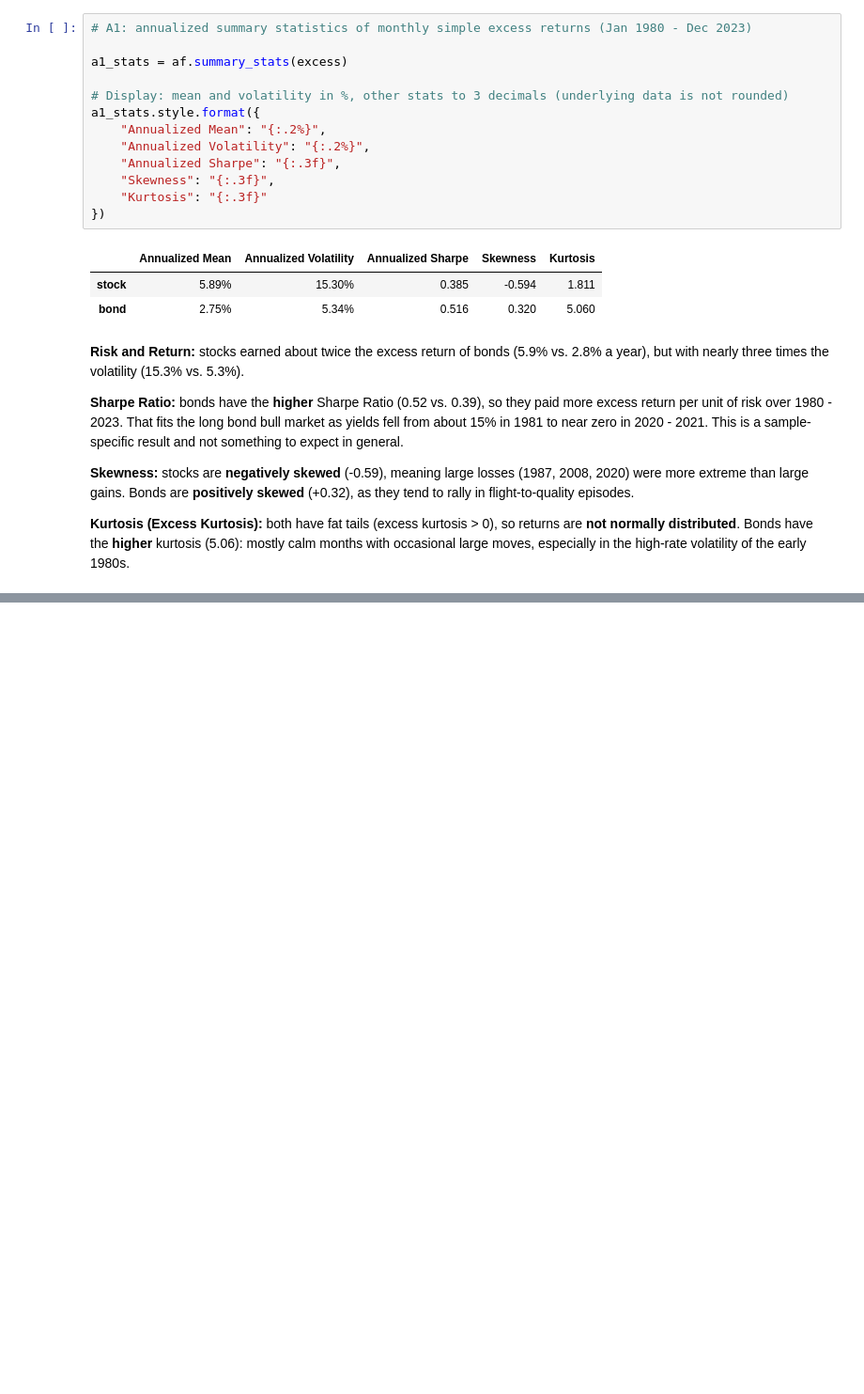
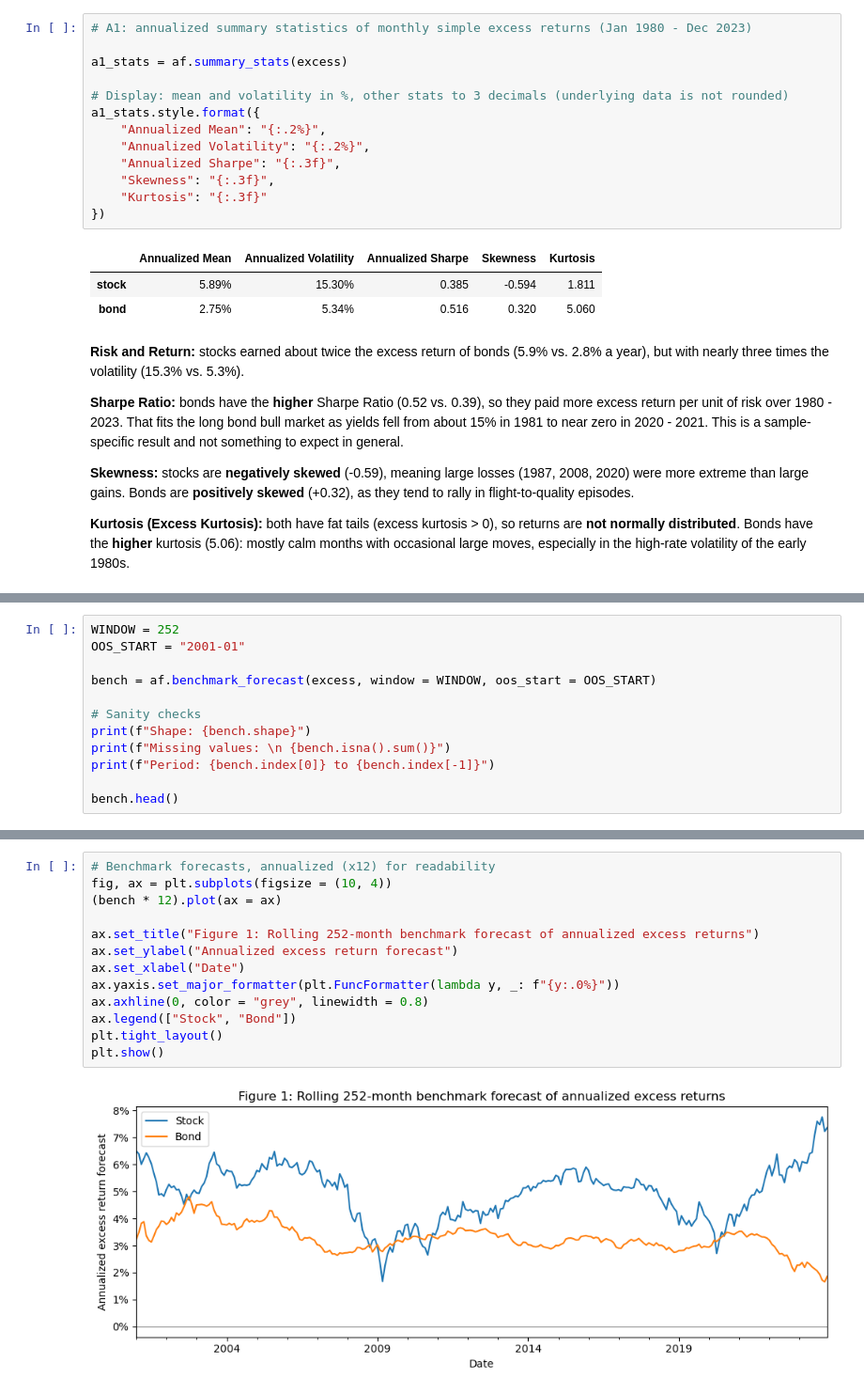
Before and after one commit to aboytech/Portfolio_Analyzer, a Jupyter notebook: Section A/Return_Forecasting_and_Portfolio_Allocation.ipynb, the cells around one changed output, grey strips where cells are left out. Shown at 94% size. Saved outputs shown, nothing was run; the diff lists cells and outputs as text; blank space fills up the shorter version.

Commit message:
Finish Rolling-window Benchmark Forecast

```diff
--- a/Section A/Return_Forecasting_and_Portfolio_Allocation.ipynb
+++ b/Section A/Return_Forecasting_and_Portfolio_Allocation.ipynb
@@ -78,0 +83,12 @@ a1_stats.style.format({
+# %%
+WINDOW = 252
+OOS_START = "2001-01"
+
+bench = af.benchmark_forecast(excess, window = WINDOW, oos_start = OOS_START)
+
+# Sanity checks
+print(f"Shape: {bench.shape}")
+print(f"Missing values: \n {bench.isna().sum()}")
+print(f"Period: {bench.index[0]} to {bench.index[-1]}")
+
+bench.head()
@@ -78,0 +121,15 @@ a1_stats.style.format({
+# %%
+# Benchmark forecasts, annualized (x12) for readability
+fig, ax = plt.subplots(figsize = (10, 4))
+(bench * 12).plot(ax = ax)
+
+ax.set_title("Figure 1: Rolling 252-month benchmark forecast of annualized excess returns")
+ax.set_ylabel("Annualized excess return forecast")
+ax.set_xlabel("Date")
+ax.yaxis.set_major_formatter(plt.FuncFormatter(lambda y, _: f"{y:.0%}"))
+ax.axhline(0, color = "grey", linewidth = 0.8)
+ax.legend(["Stock", "Bond"])
+plt.tight_layout()
+plt.show()
+# %% [output]
+[figure, added]
```
Also changed, not shown: parts of 5 cells of this notebook, 1 other file.
